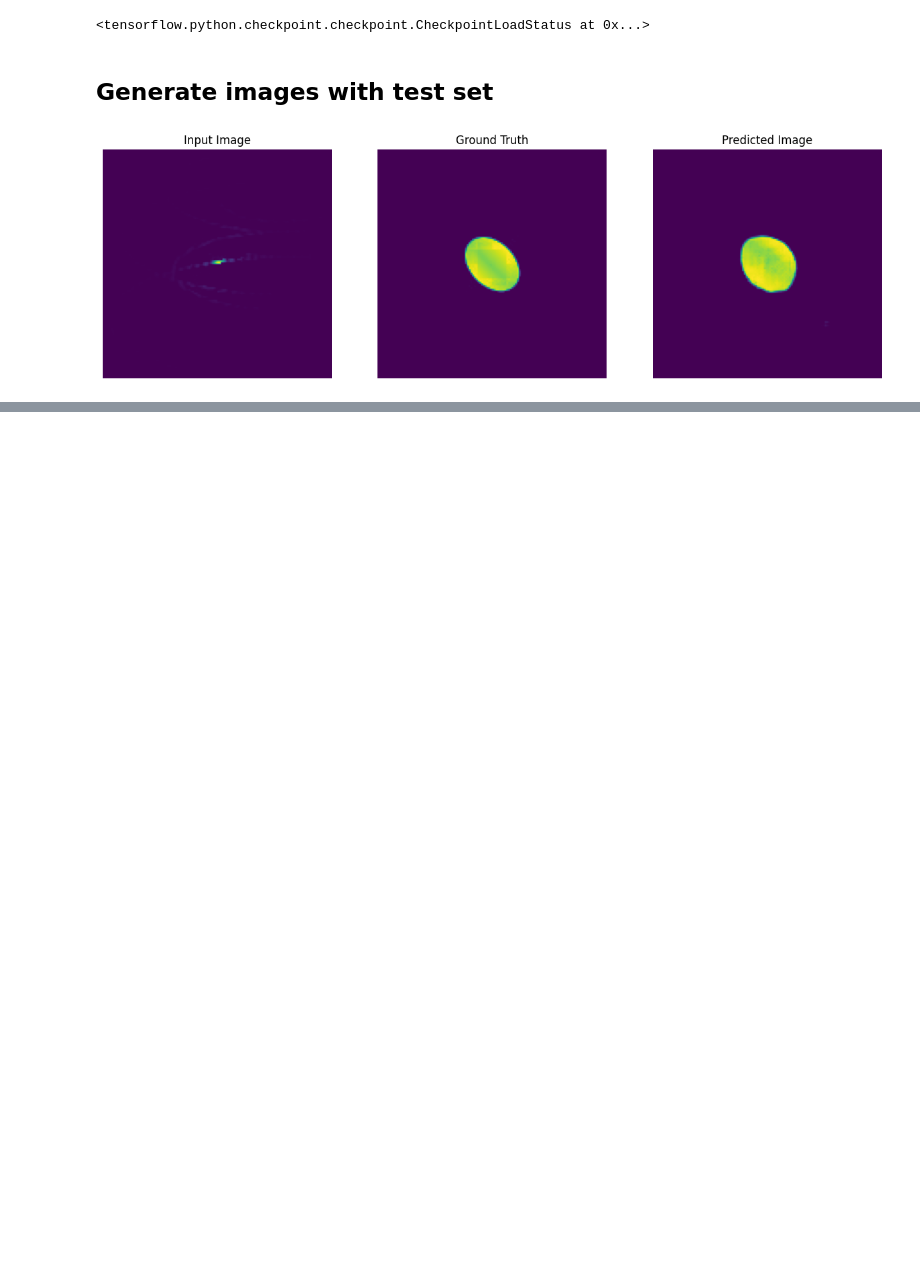
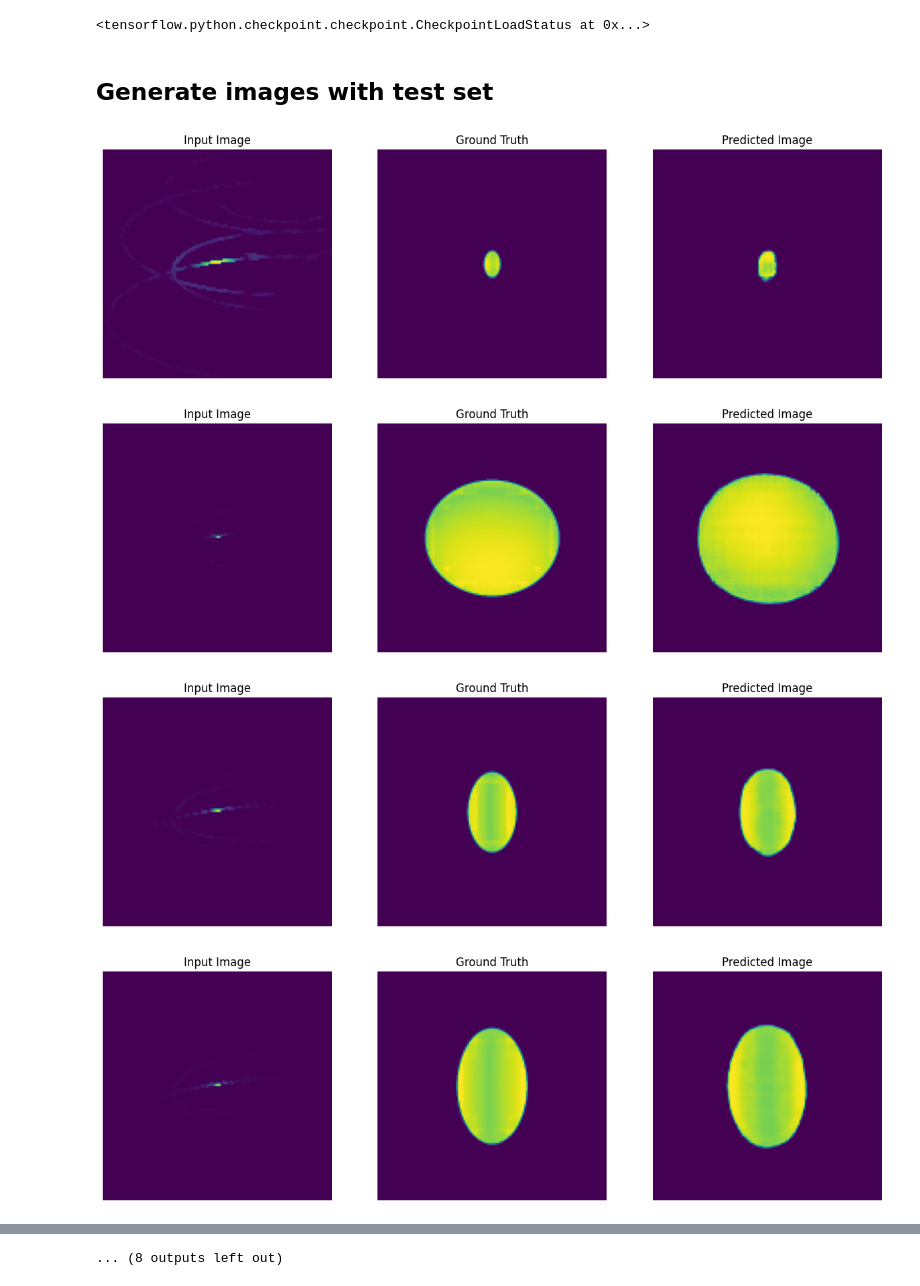
Before and after one commit to Yurivanderburg/II_GAN, a Jupyter notebook: Ellipsoids/Ellipsoid_v0.8.ipynb, the cells around one changed output, grey strips where cells are left out. Drawn from its saved outputs; the diff is of its cells as text; code cells hidden in the pictures; blank space fills up the shorter version.

```diff
--- a/Ellipsoids/Ellipsoid_v0.8.ipynb
+++ b/Ellipsoids/Ellipsoid_v0.8.ipynb
@@ -55,23 +57,26 @@ checkpoint_dir = './models/model____'
 ### Load Dataset
 # %%
 def load(image_file):
-  # Read and decode an image file to a uint8 tensor
-  image = tf.io.read_file(image_file)
-  image = tf.io.decode_jpeg(image)
+    """
+    Loads the concatanated image files and separates them.
+    """
+    # Read and decode an image file to a uint8 tensor
+    image = tf.io.read_file(image_file)
+    image = tf.io.decode_jpeg(image)
 
-  # Split each image tensor into two tensors:
-  # - one with a real building facade image
-  # - one with an architecture label image
-  w = tf.shape(image)[1]
-  w = w // 2
-  input_image = image[:, w:, :]
-  real_image = image[:, :w, :]
+    # Split each image tensor into two tensors:
+    # - one with a real building facade image
+    # - one with an architecture label image
+    w = tf.shape(image)[1]
+    w = w // 2
+    input_image = image[:, w:, :]
+    real_image = image[:, :w, :]
 
-  # Convert both images to float32 tensors
-  input_image = tf.cast(input_image, tf.float32)
-  real_image = tf.cast(real_image, tf.float32)
+    # Convert both images to float32 tensors
+    input_image = tf.cast(input_image, tf.float32)
+    real_image = tf.cast(real_image, tf.float32)
 
-  return input_image, real_image
+    return input_image, real_image
 # %%
 sample_input, sample_real = load(str(PATH+'train/ellipsoid_1000.jpg'))
 # %%
@@ -400,7 +405,10 @@ checkpoint = tf.train.Checkpoint(generator_optimizer=generator_optimizer,
 ## Generate Images
 # %%
 # Plot images during training. Use training=True to show the batch statistics, not the accumulated statistics.
-def generate_images(model, test_input, tar, printing = False, filename=None):
+def generate_images(model, test_input, tar):
+    """
+    Generates images. Optionally, also saves some images.
+    """
     prediction = model(test_input, training=True)
     plt.figure(figsize=(15, 15))
 
@@ -413,11 +421,6 @@ def generate_images(model, test_input, tar, printing = False, filename=None):
         # Getting the pixel values in the [0, 1] range to plot.
         plt.imshow(display_list[i]* 0.5 + 0.5)
         plt.axis('off')
-    if printing:
-        pred = generator(inp, training=True)
-    newimg = concat_images(inp[0,:,:,0], tar[0,:,:,0])
-    newimg2 = concat_images(newimg, pred[0,:,:,0])
-    plt.imshow(newimg2)
     plt.show()
 # %%
 def save_result(input, target, filename):
@@ -521,6 +522,11 @@ checkpoint.restore(tf.train.latest_checkpoint(checkpoint_dir))
 # %% [markdown]
 ## Generate images with test set
 # %%
-generate_images(generator, inp, tar, printing=True, filename=checkpoint_dir.split('/')[-2] + "_{i}.png")
+#generate_images(generator, inp, tar, printing=True, filename=checkpoint_dir.split('/')[-2] + "_{i}.png")
+for inp, tar in test_dataset.take(20):
+  generate_images(generator, inp, tar)
 # %% [output]
-[figure, old version]
+[figure, new version]
+[figure, added]
+[figure, added]
+[figure, added]
@@ -526,0 +541 @@ generate_images(generator, inp, tar, printing=True, filename=checkpoint_dir.spli
+... (8 outputs left out)
```
Also changed, not shown: parts of 12 cells of this notebook, 1 other file.
